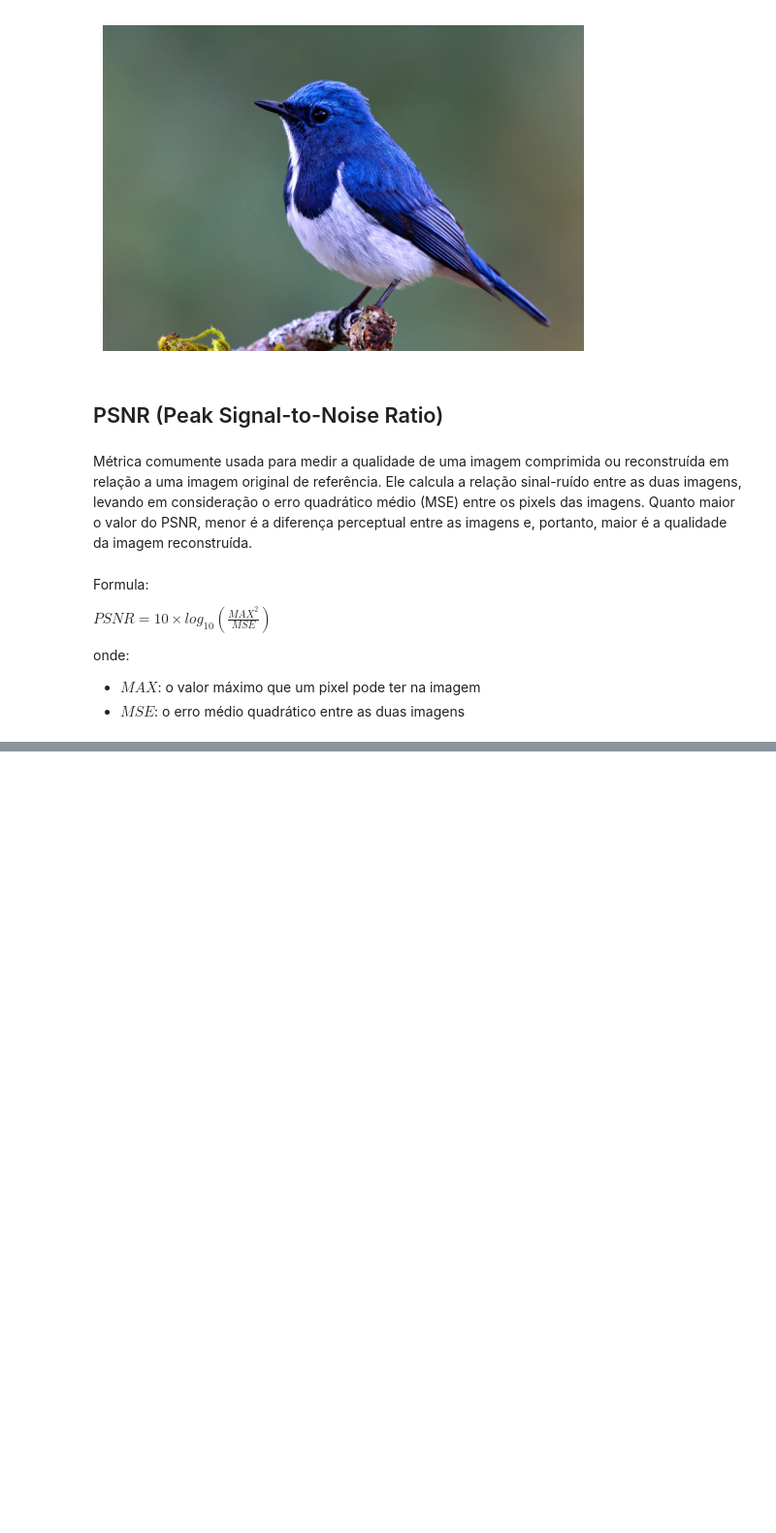
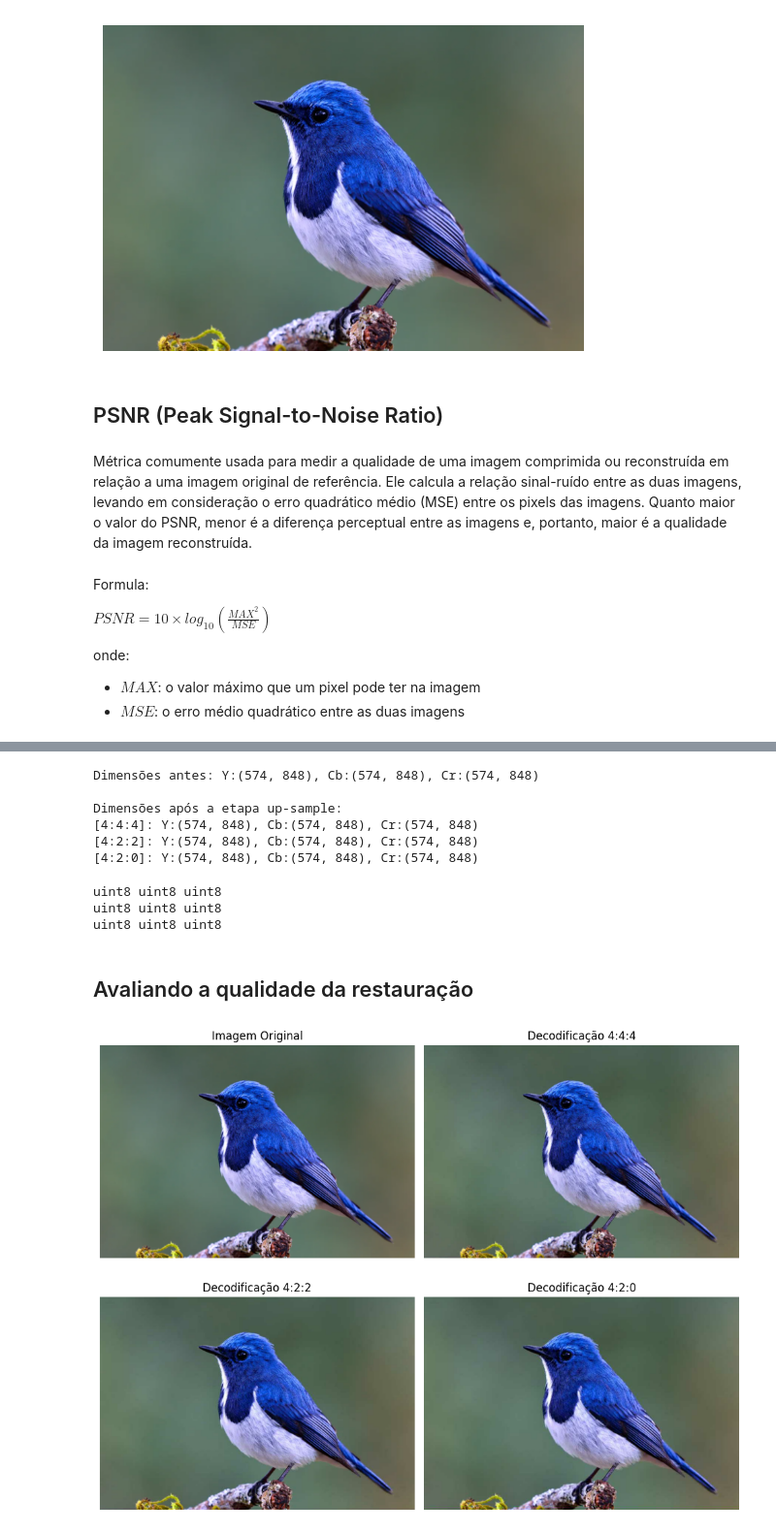
Before and after one commit to mercedesDiniz/ImageEncoder-JPEG, a Jupyter notebook: Trab_PDI_Codificador_de_Imagem.ipynb, the cells around one changed output, grey strips where cells are left out. Shown at 97% size. Cells and saved outputs as stored; diff of their text form; code cells hidden in the pictures; blank space fills up the shorter version.

Commit message:
Implementação completa até a etapa da Quantização. TUDO:Codificação de Entropia

```diff
--- a/Trab_PDI_Codificador_de_Imagem.ipynb
+++ b/Trab_PDI_Codificador_de_Imagem.ipynb
@@ -339,0 +978,74 @@ Original vs 4:2:0       40.666036087412074
+# %%
+# CONVERTENDO DE YCbCr p/ RGB:
+# Up-sample
+Y_444, Cr_444, Cb_444 = upSampling(Y_444_idct_dequant, Cr_444_idct_dequant, Cb_444_idct_dequant, '4:4:4')
+Y_422, Cr_422, Cb_422 = upSampling(Y_422_idct_dequant, Cr_422_idct_dequant, Cb_422_idct_dequant, '4:2:2')
+Y_420, Cr_420, Cb_420 = upSampling(Y_420_idct_dequant, Cr_420_idct_dequant, Cb_420_idct_dequant, '4:2:0')
+
+# Avaliando se a resolução cromatica é restaurada
+print(f'Dimensões antes: Y:{Y_nomal.shape}, Cb:{Cb_nomal.shape}, Cr:{Cr_nomal.shape}\n')
+print('Dimensões após a etapa up-sample:')
+print(f'[4:4:4]: Y:{Y_444.shape}, Cb:{Cb_444.shape}, Cr:{Cr_444.shape}')
+print(f'[4:2:2]: Y:{Y_422.shape}, Cb:{Cb_422.shape}, Cr:{Cr_422.shape}')
+print(f'[4:2:0]: Y:{Y_420.shape}, Cb:{Cb_420.shape}, Cr:{Cr_420.shape}')
+# %% [output]
+Dimensões antes: Y:(574, 848), Cb:(574, 848), Cr:(574, 848)
+
+Dimensões após a etapa up-sample:
+[4:4:4]: Y:(574, 848), Cb:(574, 848), Cr:(574, 848)
+[4:2:2]: Y:(574, 848), Cb:(574, 848), Cr:(574, 848)
+[4:2:0]: Y:(574, 848), Cb:(574, 848), Cr:(574, 848)
+# %%
+# CONVERTENDO DE YCbCr p/ RGB:
+
+# Mesclando as conponentes
+img_444_decodificada_YCbCr = cv2.merge([Y_444, Cr_444, Cb_444])
+img_422_decodificada_YCbCr = cv2.merge([Y_422, Cr_422, Cb_422])
+img_420_decodificada_YCbCr = cv2.merge([Y_420, Cr_420, Cb_420])
+
+tamanho_original = (574, 848)
+img_444_decodificada_YCbCr = redimensionar_matriz_para_o_tamanho_original(img_444_decodificada_YCbCr, tamanho_original)
+img_422_decodificada_YCbCr = redimensionar_matriz_para_o_tamanho_original(img_422_decodificada_YCbCr, tamanho_original)
+img_420_decodificada_YCbCr = redimensionar_matriz_para_o_tamanho_original(img_420_decodificada_YCbCr, tamanho_original)
+
+# convertendo
+img_444_decodificada_RGB = YCrCb_to_RGB(img_444_decodificada_YCbCr)
+img_422_decodificada_RGB = YCrCb_to_RGB(img_422_decodificada_YCbCr)
+img_420_decodificada_RGB = YCrCb_to_RGB(img_420_decodificada_YCbCr)
+# %%
+print(Y_444.dtype, Cr_444.dtype, Cb_444.dtype)
+print(Y_422.dtype, Cr_422.dtype, Cb_422.dtype)
+print(Y_420.dtype, Cr_420.dtype, Cb_420.dtype)
+# %% [output]
+uint8 uint8 uint8
+uint8 uint8 uint8
+uint8 uint8 uint8
+# %% [markdown]
+## Avaliando a qualidade da restauração
+# %%
+fig, axs = plt.subplots(2, 2, figsize=(10, 8))
+
+# Removendo os eixos em todas as imagens
+for ax in axs.ravel():
+    ax.axis('off')
+
+# Exibindo as imagens
+axs[0, 0].imshow(img_original_rgb)
+axs[0, 0].set_title('Imagem Original')
+
+axs[0, 1].imshow(img_444_decodificada_RGB)
+axs[0, 1].set_title('Decodificação 4:4:4')
+
+axs[1, 0].imshow(img_422_decodificada_RGB)
+axs[1, 0].set_title('Decodificação 4:2:2')
+
+axs[1, 1].imshow(img_420_decodificada_RGB)
+axs[1, 1].set_title('Decodificação 4:2:0')
+
+# Ajustando o espaçamento entre as subplots
+plt.tight_layout()
+
+# Exibindo a figura
+plt.show()
+# %% [output]
+[figure, added]
```
Also changed, not shown: parts of 88 cells of this notebook, 2 other files.
